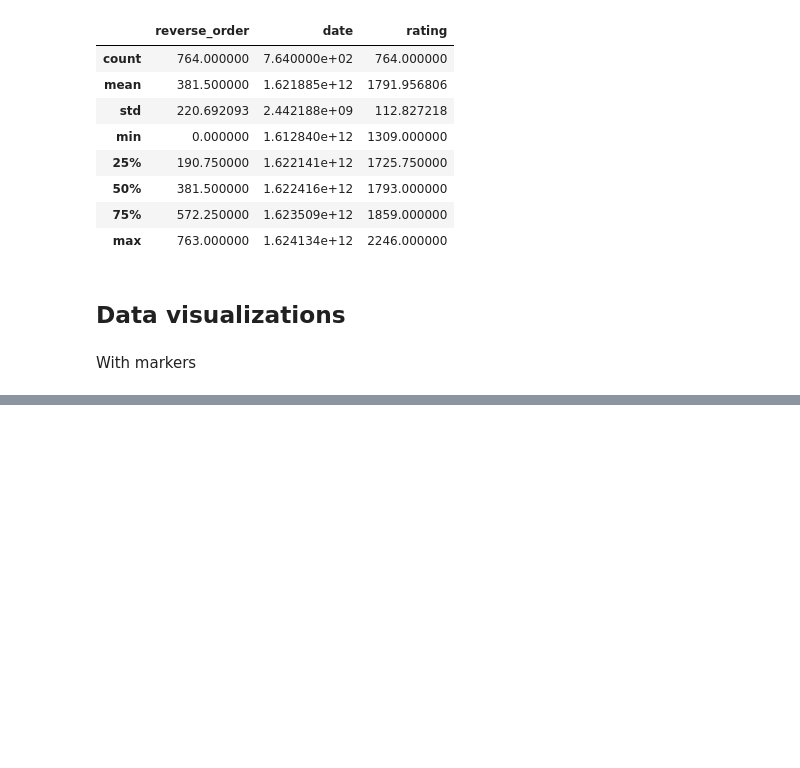
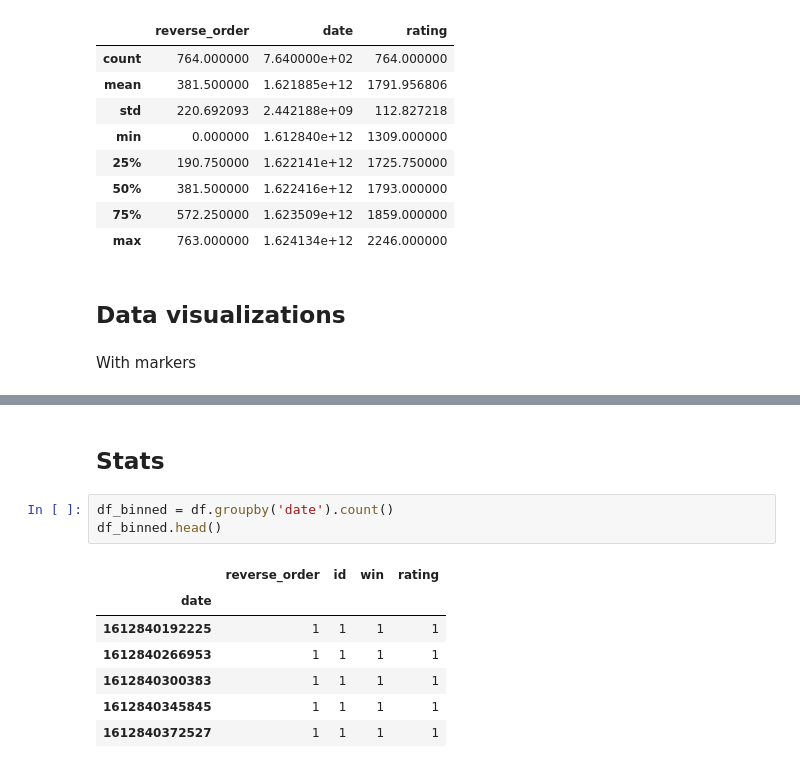
Before and after one commit to Mitchellpkt/lichess-data-viz, a Jupyter notebook: analysis.ipynb, the cells around one changed output, grey strips where cells are left out. Drawn from its saved outputs; the diff is of its cells as text; blank space fills up the shorter version.

```diff
--- a/analysis.ipynb
+++ b/analysis.ipynb
@@ -69,0 +70,13 @@ plt.ylim((1400,2200));
+# %% [markdown]
+## Stats
+# %%
+df_binned = df.groupby('date').count()
+df_binned.head()
+# %% [output]
+|  | reverse_order | id | win | rating |
+| date |  |  |  |  |
+| 1612840192225 | 1 | 1 | 1 | 1 |
+| 1612840266953 | 1 | 1 | 1 | 1 |
+| 1612840300383 | 1 | 1 | 1 | 1 |
+| 1612840345845 | 1 | 1 | 1 | 1 |
+| 1612840372527 | 1 | 1 | 1 | 1 |
```
Also changed, not shown: parts of 2 cells of this notebook.
